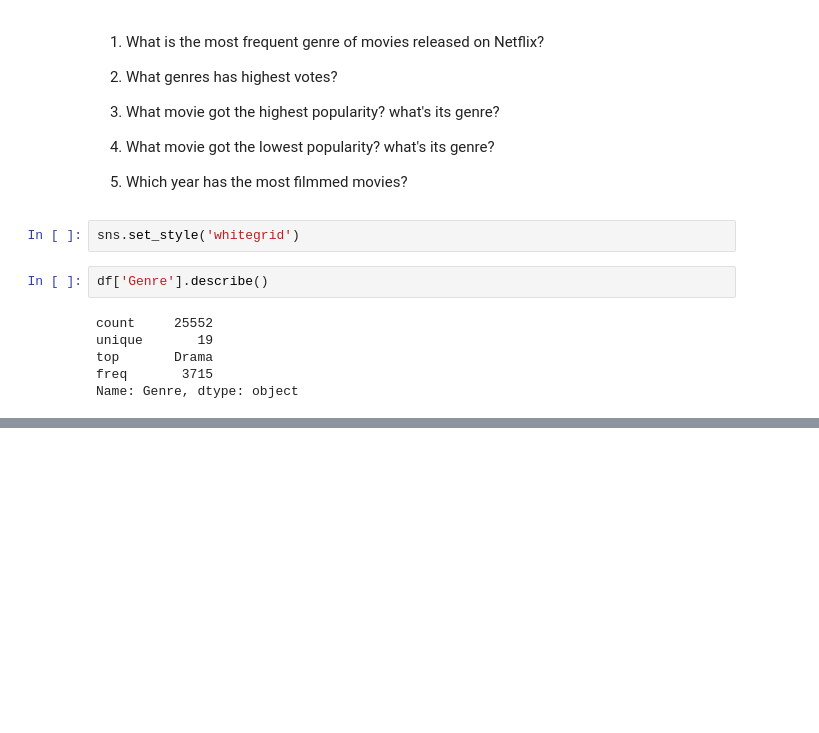
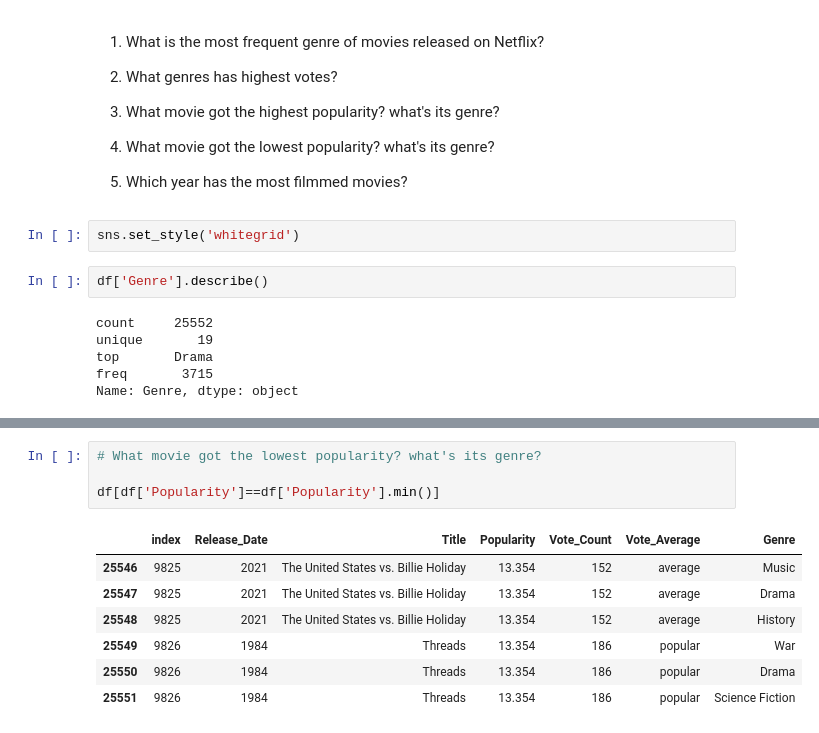
Before and after one commit to MdFaizuddin-Mujahid/Netflix-EDA, a Jupyter notebook: Netflix_EDA.ipynb, the cells around one changed output, grey strips where cells are left out. Drawn from its saved outputs; the diff is of its cells as text; blank space fills up the shorter version.

```diff
--- a/Netflix_EDA.ipynb
+++ b/Netflix_EDA.ipynb
@@ -247,0 +286,12 @@ plt.show()
+# %%
+# What movie got the lowest popularity? what's its genre?
+
+df[df['Popularity']==df['Popularity'].min()]
+# %% [output]
+|  | index | Release_Date | Title | Popularity | Vote_Count | Vote_Average | Genre |
+| 25546 | 9825 | 2021 | The United States vs. Billie Holiday | 13.354 | 152 | average | Music |
+| 25547 | 9825 | 2021 | The United States vs. Billie Holiday | 13.354 | 152 | average | Drama |
+| 25548 | 9825 | 2021 | The United States vs. Billie Holiday | 13.354 | 152 | average | History |
+| 25549 | 9826 | 1984 | Threads | 13.354 | 186 | popular | War |
+| 25550 | 9826 | 1984 | Threads | 13.354 | 186 | popular | Drama |
+| 25551 | 9826 | 1984 | Threads | 13.354 | 186 | popular | Science Fiction |
```
Also changed, not shown: parts of 6 cells of this notebook.
